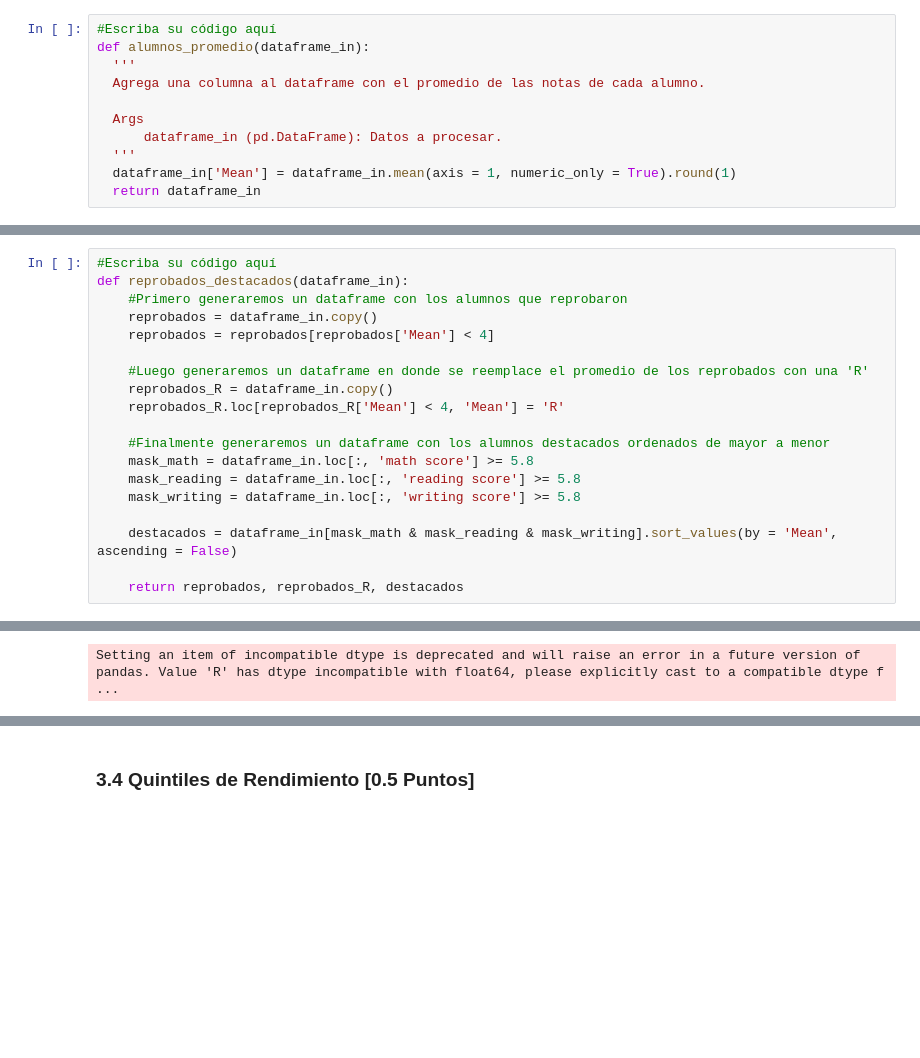
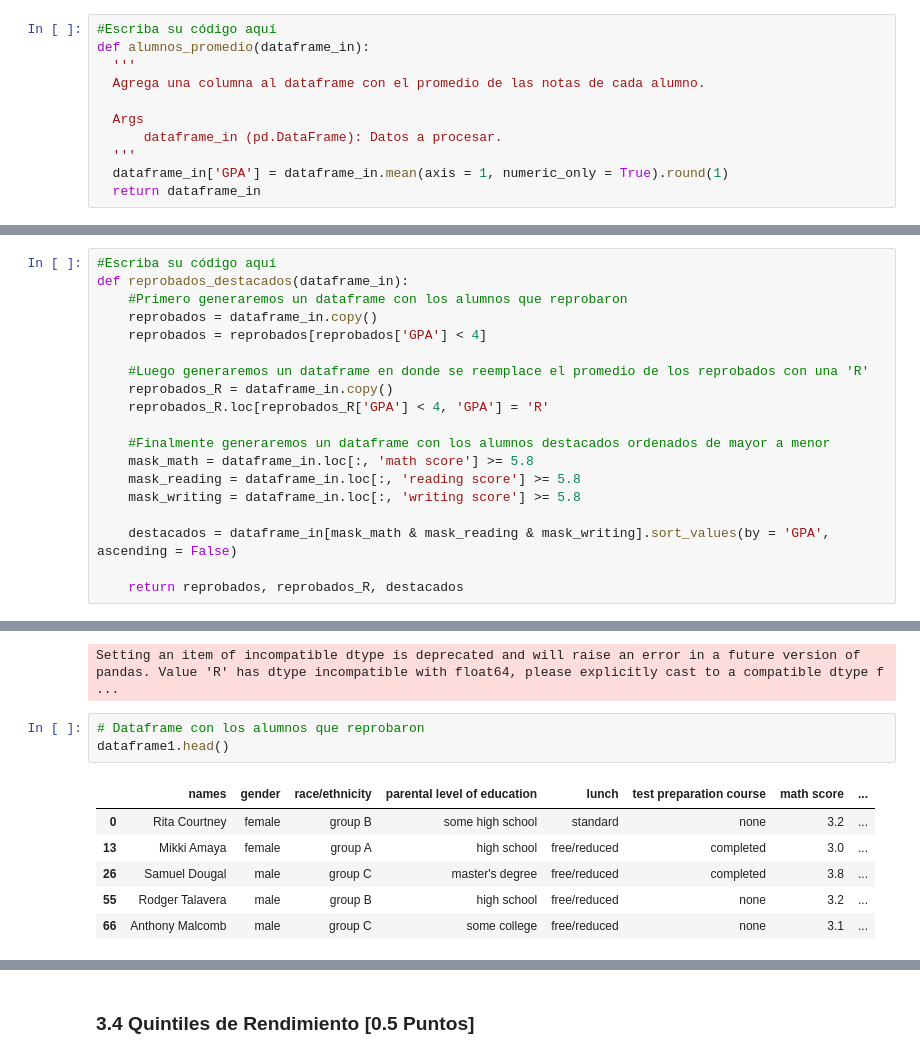
Before and after one commit to ElLuquitas/MDS7202-labs, a Jupyter notebook: lab3/Lab3.ipynb, the cells around one changed output, grey strips where cells are left out. Saved outputs shown, nothing was run; the diff lists cells and outputs as text; blank space fills up the shorter version.

```diff
--- a/lab3/Lab3.ipynb
+++ b/lab3/Lab3.ipynb
@@ -532,7 +532,7 @@ def alumnos_promedio(dataframe_in):
   Args
       dataframe_in (pd.DataFrame): Datos a procesar.
   '''
-  dataframe_in['Mean'] = dataframe_in.mean(axis = 1, numeric_only = True).round(1)
+  dataframe_in['GPA'] = dataframe_in.mean(axis = 1, numeric_only = True).round(1)
   return dataframe_in
 # %%
 #Muestre sus resultados aquí
@@ -567,18 +567,18 @@ Cree una función que permita obtener tres Dataframes:
 def reprobados_destacados(dataframe_in):
     #Primero generaremos un dataframe con los alumnos que reprobaron
     reprobados = dataframe_in.copy()
-    reprobados = reprobados[reprobados['Mean'] < 4]
+    reprobados = reprobados[reprobados['GPA'] < 4]
 
     #Luego generaremos un dataframe en donde se reemplace el promedio de los reprobados con una 'R'
     reprobados_R = dataframe_in.copy()
-    reprobados_R.loc[reprobados_R['Mean'] < 4, 'Mean'] = 'R'
+    reprobados_R.loc[reprobados_R['GPA'] < 4, 'GPA'] = 'R'
 
     #Finalmente generaremos un dataframe con los alumnos destacados ordenados de mayor a menor
     mask_math = dataframe_in.loc[:, 'math score'] >= 5.8
     mask_reading = dataframe_in.loc[:, 'reading score'] >= 5.8
     mask_writing = dataframe_in.loc[:, 'writing score'] >= 5.8
 
-    destacados = dataframe_in[mask_math & mask_reading & mask_writing].sort_values(by = 'Mean', ascending = False)
+    destacados = dataframe_in[mask_math & mask_reading & mask_writing].sort_values(by = 'GPA', ascending = False)
 
     return reprobados, reprobados_R, destacados
 # %%
@@ -586,3 +586,13 @@ def reprobados_destacados(dataframe_in):
 dataframe1, dataframe2, dataframe3 = reprobados_destacados(df_grades)
 # %% [output]
 Setting an item of incompatible dtype is deprecated and will raise an error in a future version of pandas. Value 'R' has dtype incompatible with float64, please explicitly cast to a compatible dtype f ...
+# %%
+# Dataframe con los alumnos que reprobaron
+dataframe1.head()
+# %% [output]
+|  | names | gender | race/ethnicity | parental level of education | lunch | test preparation course | math score | ... |
+| 0 | Rita Courtney | female | group B | some high school | standard | none | 3.2 | ... |
+| 13 | Mikki Amaya | female | group A | high school | free/reduced | completed | 3.0 | ... |
+| 26 | Samuel Dougal | male | group C | master's degree | free/reduced | completed | 3.8 | ... |
+| 55 | Rodger Talavera | male | group B | high school | free/reduced | none | 3.2 | ... |
+| 66 | Anthony Malcomb | male | group C | some college | free/reduced | none | 3.1 | ... |
```
Also changed, not shown: parts of 5 cells of this notebook.
